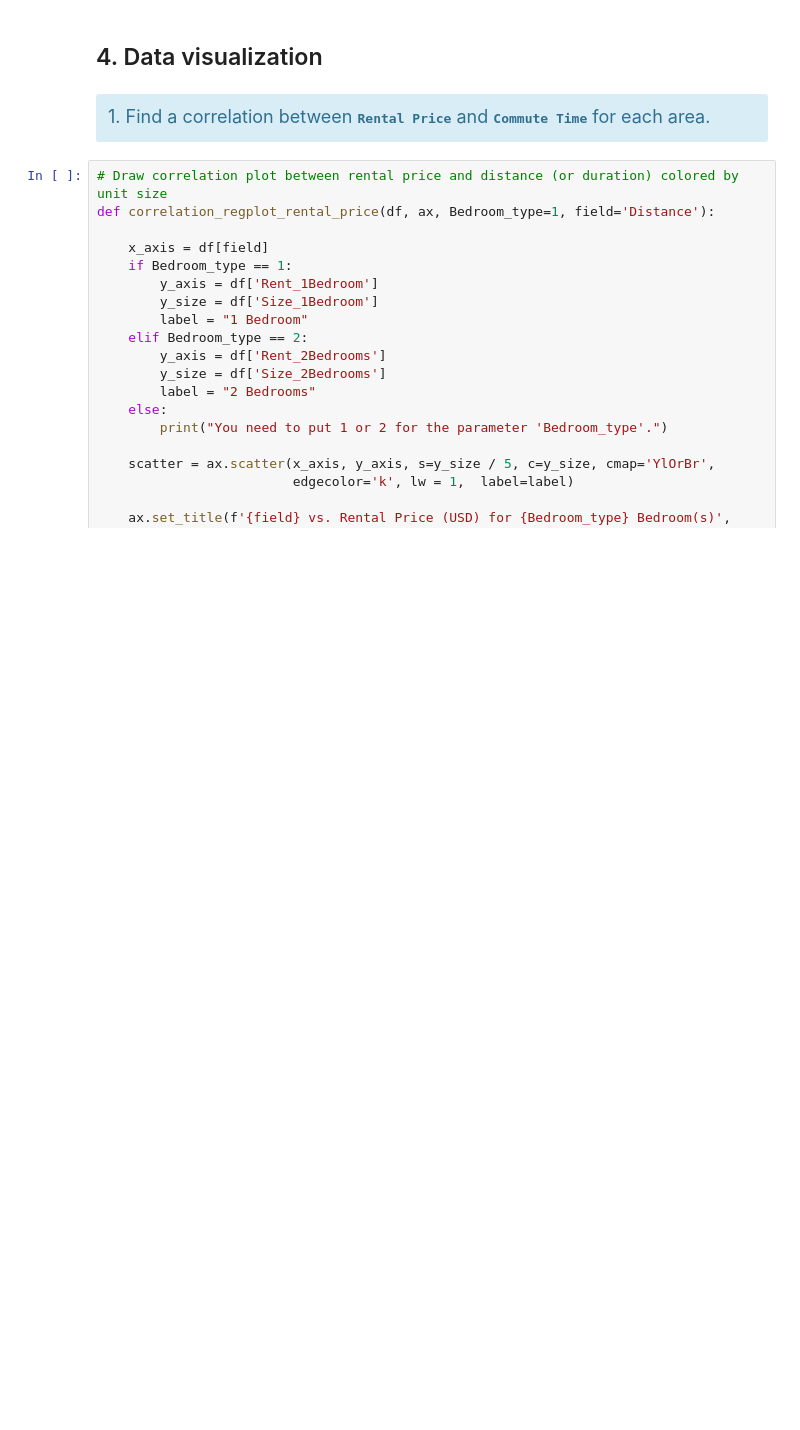
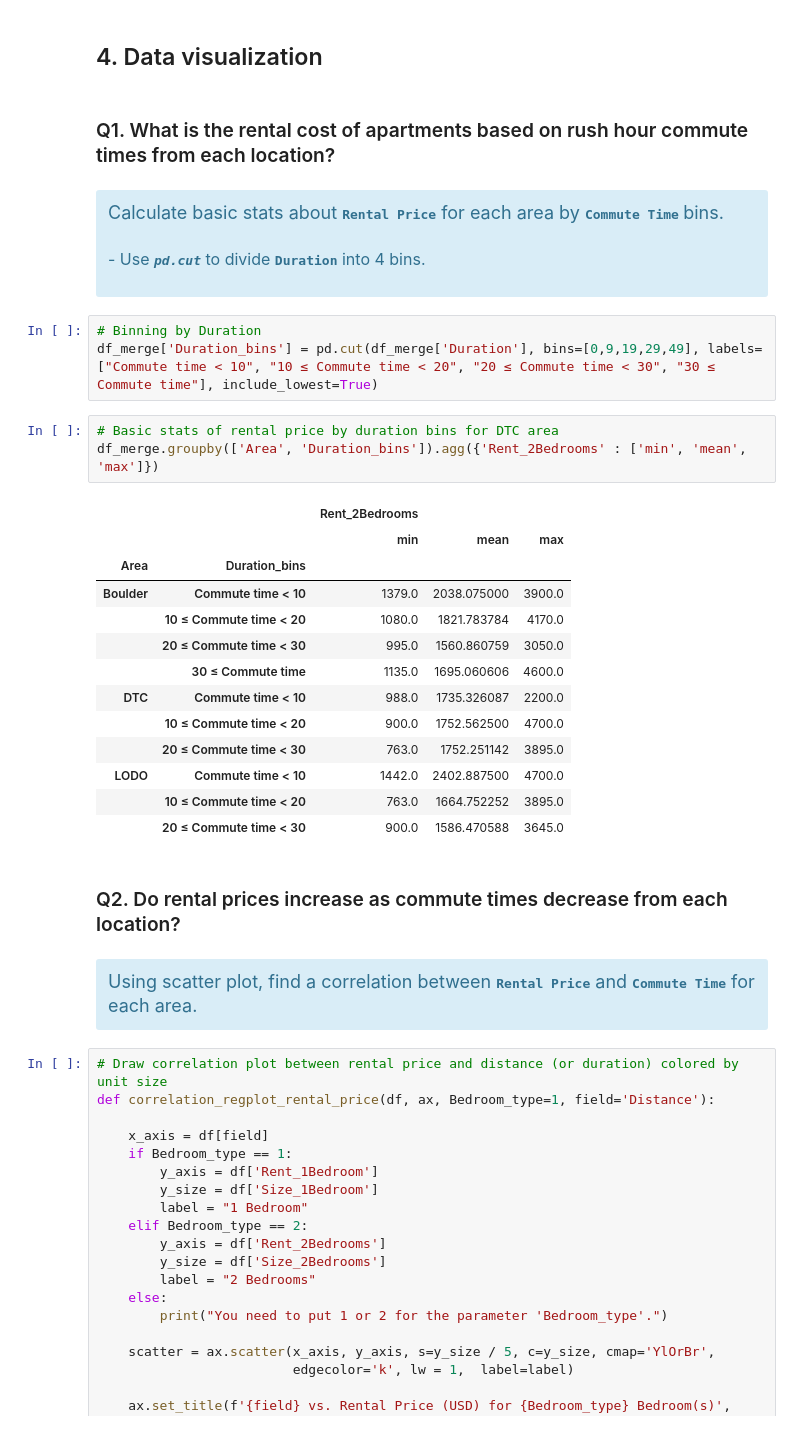
Before and after one commit to junwoo77lee/Project_Apartment_Rental_Price, a Jupyter notebook: RentalPrice/Project1_denver_commuter_and_apartment_rental_price.ipynb, the cells around one changed output. Saved outputs shown, nothing was run; the diff lists cells and outputs as text; blank space fills up the shorter version.

```diff
--- a/RentalPrice/Project1_denver_commuter_and_apartment_rental_price.ipynb
+++ b/RentalPrice/Project1_denver_commuter_and_apartment_rental_price.ipynb
@@ -277,9 +277,38 @@ df_merge.head(1)
 | 0 | [Palomino Park Resort](https://ww... | 720-833-7061 | [6700 Palomino Pky, Highlands Ran... | 727.0 | 1125.0 | 1302.0 | 1571.0 | 8.15 | ... |
 # %% [markdown]
 ## 4. Data visualization
+# %% [markdown]
+### Q1.  What is the rental cost of apartments based on rush hour commute times from each location?
+# %% [markdown]
+<div class="alert alert-block alert-info">
+    <font size="4">Calculate basic stats about <b><tt>Rental Price</tt></b> for each area by <b><tt>Commute Time</tt> </b> bins.</font> <br><br>
+    <font size="3"><p style="text-indent: 20px">- Use <b><tt><i>pd.cut</i></tt></b> to divide <b><tt>Duration</tt></b> into 4 bins.</p><font>
+</div>
+# %%
+# Binning by Duration
+df_merge['Duration_bins'] = pd.cut(df_merge['Duration'], bins=[0,9,19,29,49], labels=["Commute time < 10", "10 ≤ Commute time < 20", "20 ≤ Commute time < 30", "30 ≤ Commute time"], include_lowest=True)
+# %%
+# Basic stats of rental price by duration bins for DTC area
+df_merge.groupby(['Area', 'Duration_bins']).agg({'Rent_2Bedrooms' : ['min', 'mean', 'max']})
+# %% [output]
+|  |  | Rent_2Bedrooms |  |  |
+|  |  | min | mean | max |
+| Area | Duration_bins |  |  |  |
+| Boulder | Commute time < 10 | 1379.0 | 2038.075000 | 3900.0 |
+|  | 10 ≤ Commute time < 20 | 1080.0 | 1821.783784 | 4170.0 |
+|  | 20 ≤ Commute time < 30 | 995.0 | 1560.860759 | 3050.0 |
+|  | 30 ≤ Commute time | 1135.0 | 1695.060606 | 4600.0 |
+| DTC | Commute time < 10 | 988.0 | 1735.326087 | 2200.0 |
+|  | 10 ≤ Commute time < 20 | 900.0 | 1752.562500 | 4700.0 |
+|  | 20 ≤ Commute time < 30 | 763.0 | 1752.251142 | 3895.0 |
+| LODO | Commute time < 10 | 1442.0 | 2402.887500 | 4700.0 |
+|  | 10 ≤ Commute time < 20 | 763.0 | 1664.752252 | 3895.0 |
+|  | 20 ≤ Commute time < 30 | 900.0 | 1586.470588 | 3645.0 |
+# %% [markdown]
+### Q2. Do rental prices increase as commute times decrease from each location?
 # %% [markdown]
 <div class="alert alert-block alert-info">
-    <font size="4">1. Find a correlation between <b><tt>Rental Price</tt></b> and <b><tt>Commute Time</tt></b> for each area.</font>
+    <font size="4">Using scatter plot, find a correlation between <b><tt>Rental Price</tt></b> and <b><tt>Commute Time</tt></b> for each area.</font>
 </div>
 # %%
 # Draw correlation plot between rental price and distance (or duration) colored by unit size
```
Also changed, not shown: parts of 13 cells of this notebook.
